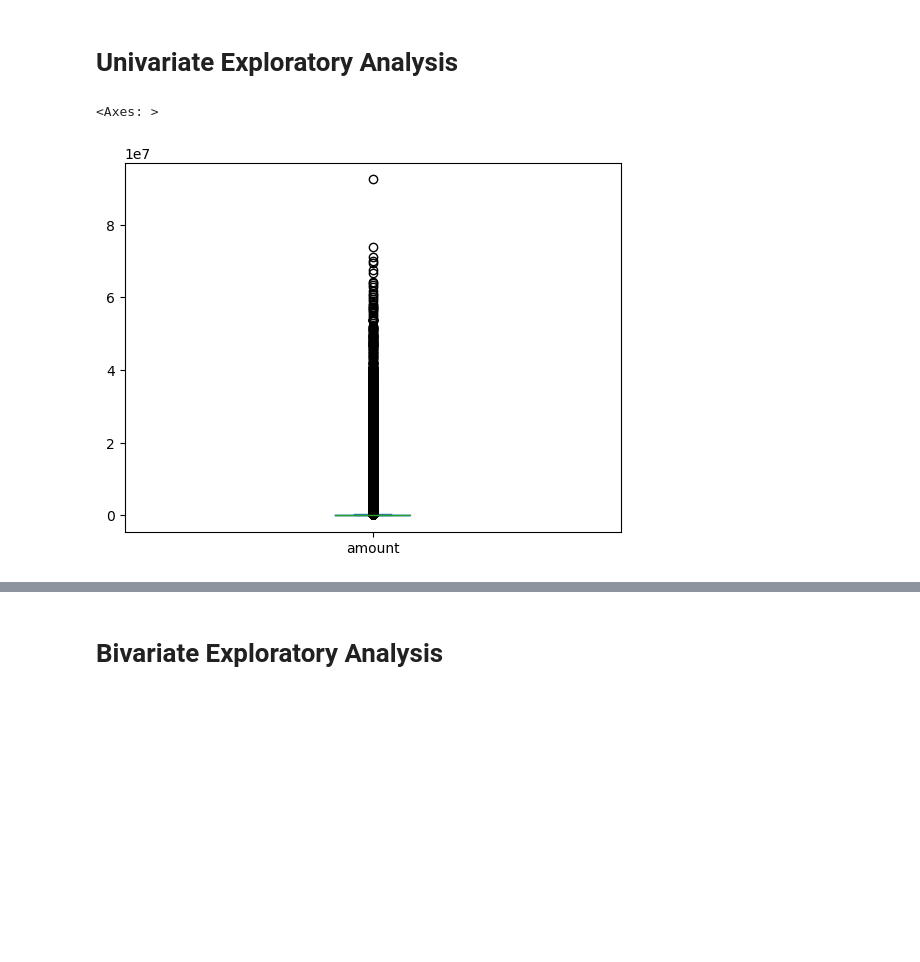
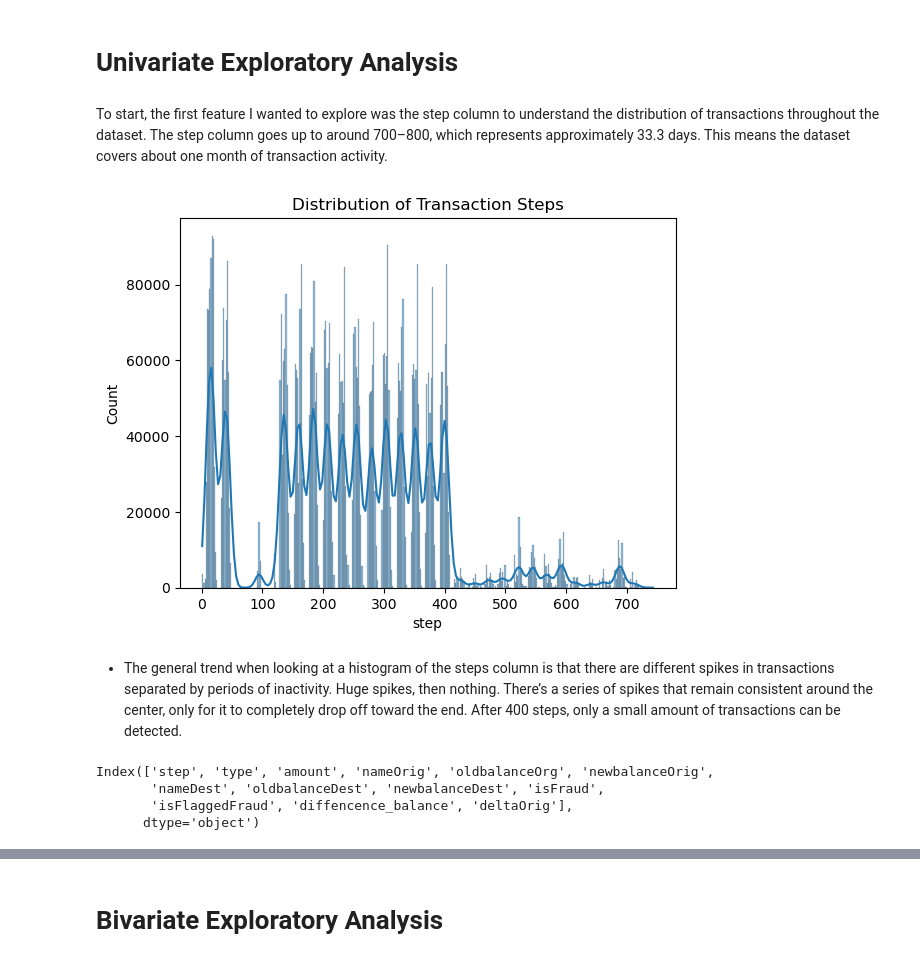
Before and after one commit to ricardijj1/Financial-Fraud-Project, a Jupyter notebook: code/eda.ipynb, the cells around one changed output, grey strips where cells are left out. Saved outputs shown, nothing was run; the diff lists cells and outputs as text; code cells hidden in the pictures; blank space fills up the shorter version.

```diff
--- a/code/eda.ipynb
+++ b/code/eda.ipynb
@@ -74,8 +90,21 @@ dtypes: float64(5), int64(3), object(3)
 memory usage: 534.0+ MB
 # %% [markdown]
 # Univariate Exploratory Analysis
-# %%
-df['amount'].plot.box()
-# %% [output]
-<Axes: >
-[figure, removed]
+# %% [markdown]
+To start, the first feature I wanted to explore was the step column to understand the distribution of transactions throughout the dataset. The step column goes up to around 700–800, which represents approximately 33.3 days. This means the dataset covers about one month of transaction activity.
+# %%
+#plotting histogram of 'step' column
+sns.histplot(df['step'], kde=True)
+plt.title('Distribution of Transaction Steps')
+plt.show() #plot
+# %% [output]
+[figure, added]
+# %% [markdown]
+- The general trend when looking at a histogram of the steps column is that there are different spikes in transactions separated by periods of inactivity. Huge spikes, then nothing. There’s a series of spikes that remain consistent around the center, only for it to completely drop off toward the end. After 400 steps, only a small amount of transactions can be detected.
+# %%
+df.columns
+# %% [output]
+Index(['step', 'type', 'amount', 'nameOrig', 'oldbalanceOrg', 'newbalanceOrig',
+       'nameDest', 'oldbalanceDest', 'newbalanceDest', 'isFraud',
+       'isFlaggedFraud', 'diffencence_balance', 'deltaOrig'],
+      dtype='object')
```
Also changed, not shown: parts of 45 cells of this notebook, 6 other files.
